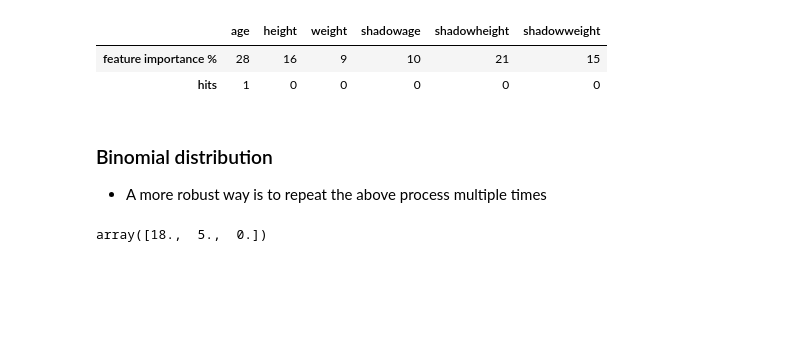
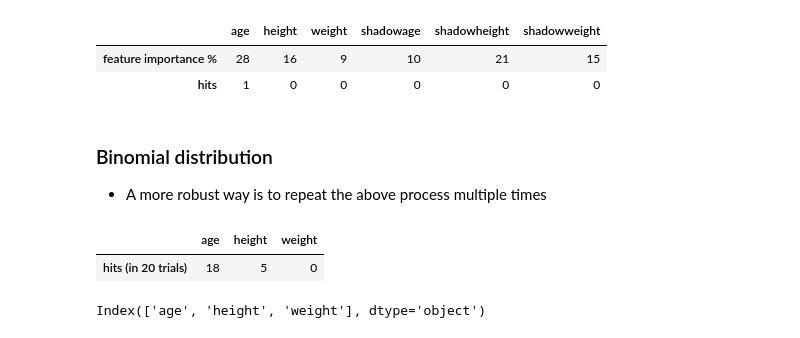
Before and after one commit to MAyub114/feature_selection, a Jupyter notebook: boruta.ipynb, the cells around one changed output. Cells and saved outputs as stored; diff of their text form; code cells hidden in the pictures; blank space fills up the shorter version.

```diff
--- a/boruta.ipynb
+++ b/boruta.ipynb
@@ -124,7 +124,15 @@ for iter_ in range(20):
 
    # Compute hits for this trial and add to counter
    hits += (feat_imp_X > feat_imp_shadow.max())
-# %%
-hits
-# %% [output]
-array([18.,  5.,  0.])
+# %%
+many_runs = pd.DataFrame(data=[hits.astype(int)],
+                         index=['hits (in 20 trials)'],
+                         columns=X.columns)
+many_runs
+# %% [output]
+|  | age | height | weight |
+| hits (in 20 trials) | 18 | 5 | 0 |
+# %%
+X.columns
+# %% [output]
+Index(['age', 'height', 'weight'], dtype='object')
```
